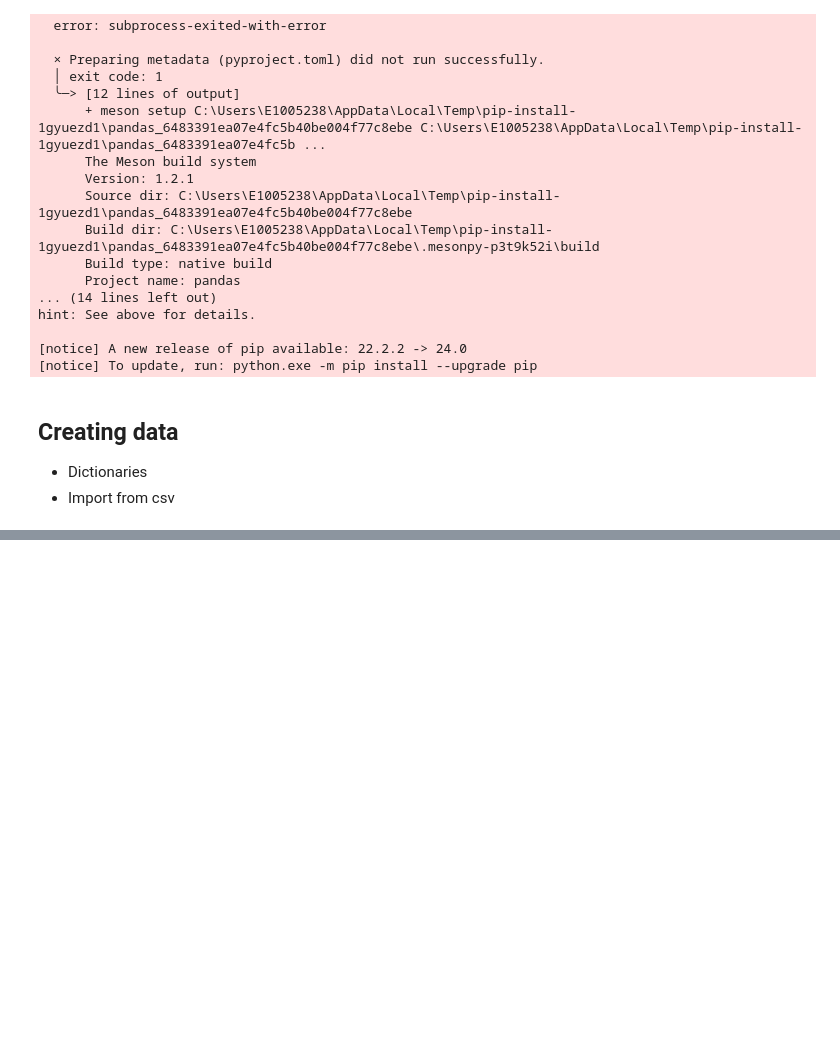
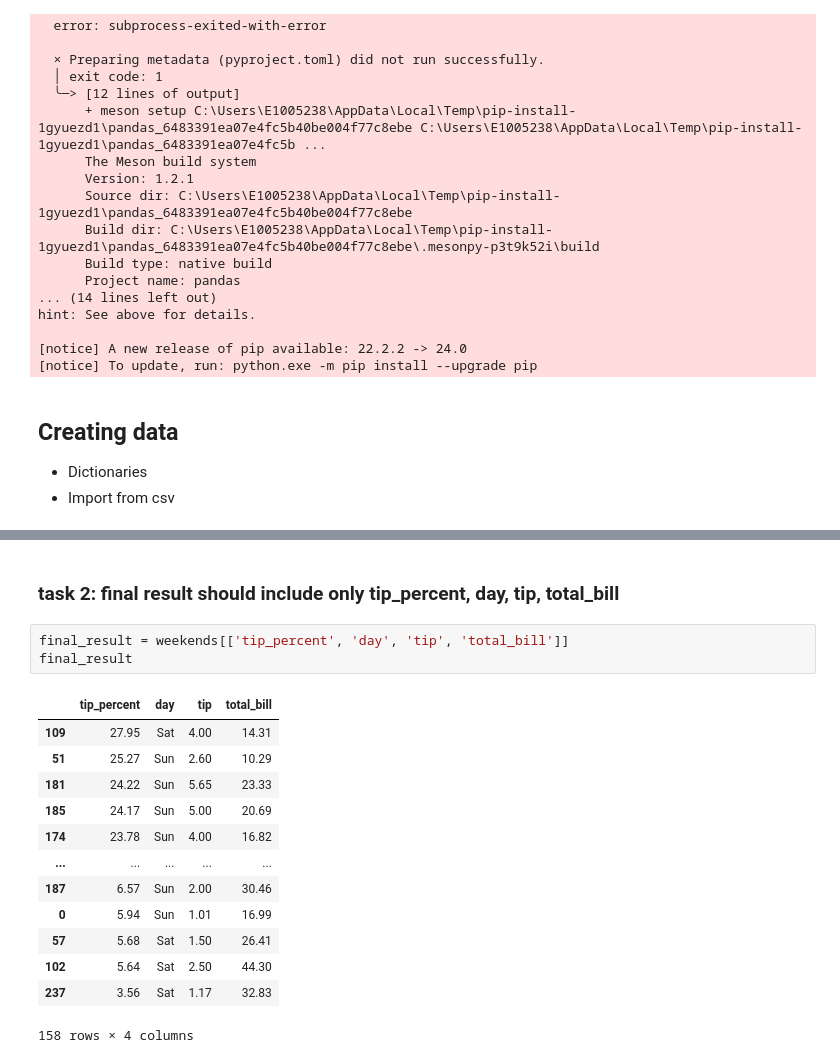
Before and after one commit to DharaKara/python-basics-sanlam, a Jupyter notebook: day16_pandas.ipynb, the cells around one changed output, grey strips where cells are left out. Cells and saved outputs as stored; diff of their text form; blank space fills up the shorter version.

```diff
--- a/day16_pandas.ipynb
+++ b/day16_pandas.ipynb
@@ -46,0 +299,19 @@ Uninstalling numpy-1.26.4:
+# %% [markdown]
+### task 2: final result should include only tip_percent, day, tip, total_bill
+# %%
+final_result = weekends[['tip_percent', 'day', 'tip', 'total_bill']]
+final_result
+# %% [output]
+|  | tip_percent | day | tip | total_bill |
+| 109 | 27.95 | Sat | 4.00 | 14.31 |
+| 51 | 25.27 | Sun | 2.60 | 10.29 |
+| 181 | 24.22 | Sun | 5.65 | 23.33 |
+| 185 | 24.17 | Sun | 5.00 | 20.69 |
+| 174 | 23.78 | Sun | 4.00 | 16.82 |
+| ... | ... | ... | ... | ... |
+| 187 | 6.57 | Sun | 2.00 | 30.46 |
+| 0 | 5.94 | Sun | 1.01 | 16.99 |
+| 57 | 5.68 | Sat | 1.50 | 26.41 |
+| 102 | 5.64 | Sat | 2.50 | 44.30 |
+| 237 | 3.56 | Sat | 1.17 | 32.83 |
+158 rows × 4 columns
```
Also changed, not shown: parts of 34 cells of this notebook, 1 other file.
